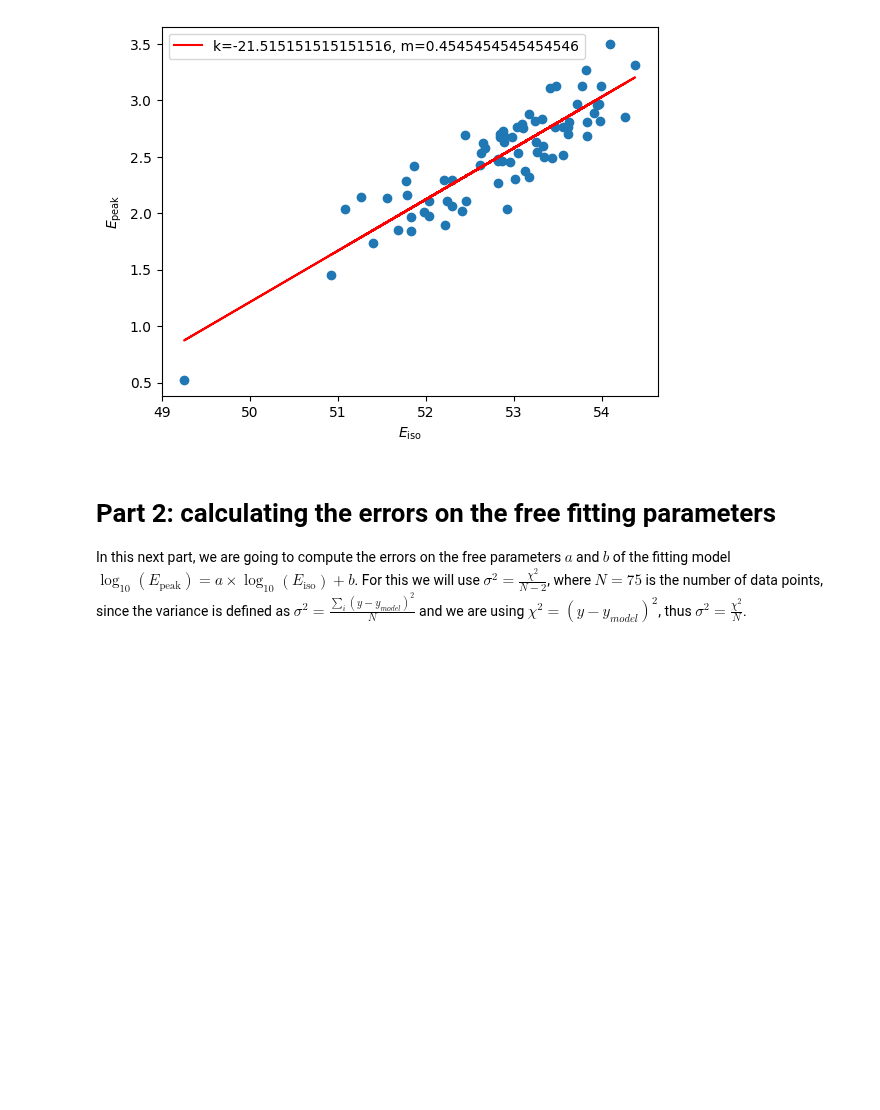
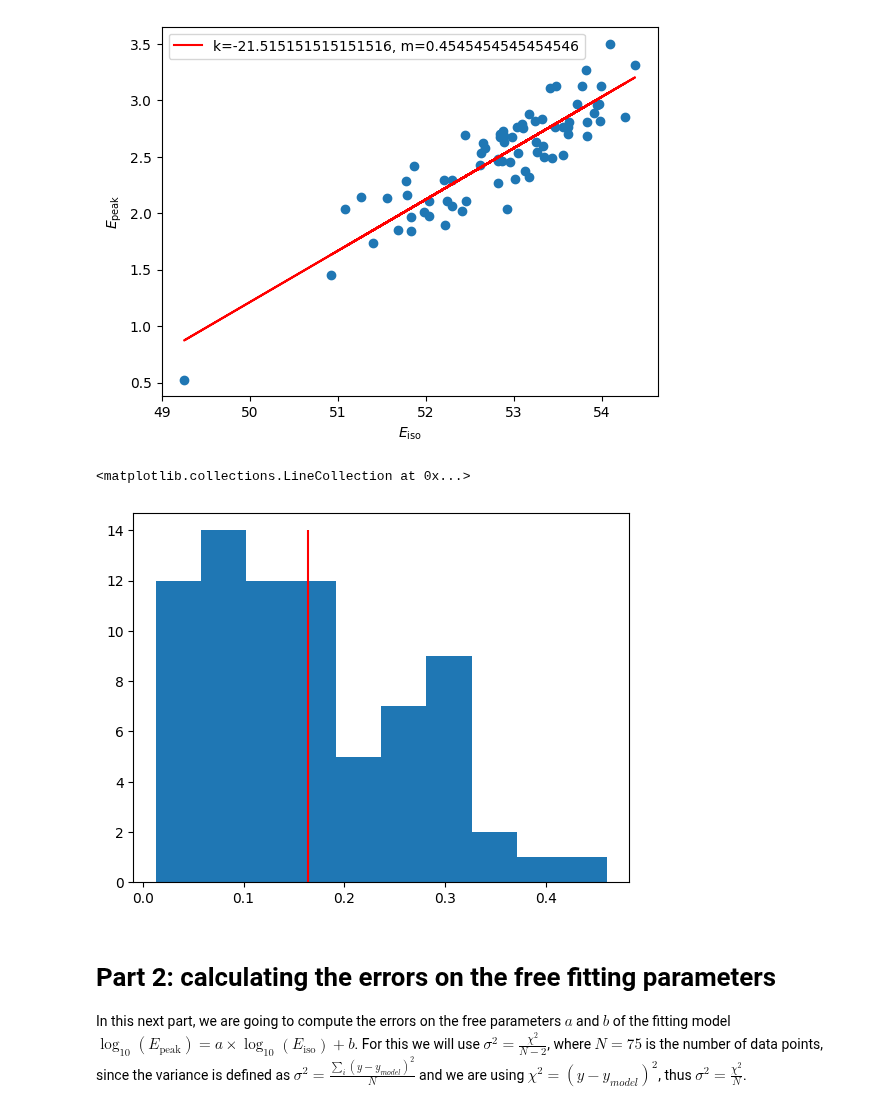
Before and after one commit to joanalnu/OAB-INAF, a Jupyter notebook: Epeak_Eiso_correlation.ipynb, the cells around one changed output. Cells and saved outputs as stored; diff of their text form; code cells hidden in the pictures; blank space fills up the shorter version.

Commit message:
check the histogram for debugging with single cosmology

```diff
--- a/Epeak_Eiso_correlation.ipynb
+++ b/Epeak_Eiso_correlation.ipynb
@@ -92,6 +94,32 @@ plt.ylabel(r'$E_\text{peak}$')
 # %% [output]
 Text(0, 0.5, '$E_\\text{peak}$')
 [figure]
+# %%
+def measure_distances(a, b, x, y):
+    """
+    Measures the distance between a point p = (x,y) and a line of best fit y=ax+b.
+    :param p: coordinates of the point
+    :param a: slope of the fit
+    :param b: y-axis cut of the fit
+    :return: scalar for the distance
+    """
+    # for the line point we use x0=0 and thus y0=b
+    numerator = abs(a*x -y +b)
+    denominator = np.sqrt(1 + (a ** 2))
+    return numerator / denominator
+
+def gaussian(x, mu, sigma):
+    return (1/sigma*np.sqrt(2*np.pi)) * np.exp(-(x-mu)**2/(2*sigma**2)) # gaussian function
+# %%
+plt.figure()
+distances = np.array([measure_distances(m_fit, k_fit, Eiso_i, Epeak_i) for Eiso_i, Epeak_i in zip(Eiso, Epeak)])
+plt.hist(distances)
+
+median = np.sum(distances)/len(distances)
+plt.vlines(median, 0, 14, color='red')
+# %% [output]
+<matplotlib.collections.LineCollection at 0x...>
+[figure, added]
 # %% [markdown]
 # Part 2: calculating the errors on the free fitting parameters
 In this next part, we are going to compute the errors on the free parameters $a$ and $b$ of the fitting model $\log_{10}(E_\text{peak}) = a\times \log_{10}(E_\text{iso}) + b$. For this we will use $\sigma^2 = \frac{\chi^2}{N-2}$, where $N=75$ is the number of data points, since the variance is defined as $\sigma^2 = \frac{\sum_i (y-y_{model})^2}{N}$ and we are using $\chi^2 = (y - y_{model})^2$, thus $\sigma^2 = \frac{\chi^2}{N}$.
```
Also changed, not shown: parts of 1 cell of this notebook.
